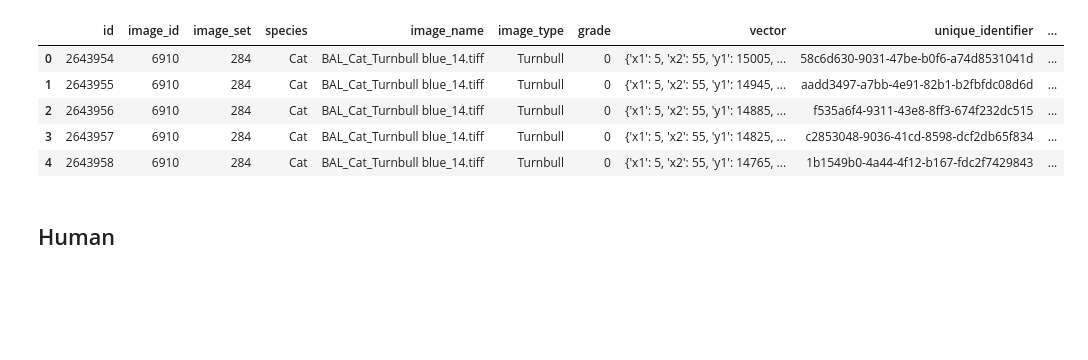
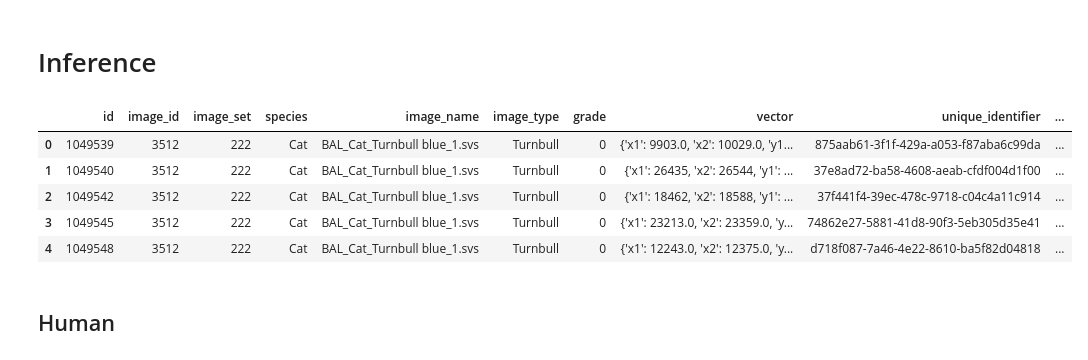
Before and after one commit to ChristianMarzahl/EIPH_WSI, a Jupyter notebook: SDATA/Statistics/GlobalStats.ipynb, the cells around one changed output. Drawn from its saved outputs; the diff is of its cells as text; code cells hidden in the pictures; blank space fills up the shorter version.

```diff
--- a/SDATA/Statistics/GlobalStats.ipynb
+++ b/SDATA/Statistics/GlobalStats.ipynb
@@ -5,19 +5,21 @@
 # %%
 import pandas as pd
 from tqdm import tqdm
+# %% [markdown]
+# Inference
 # %%
-v_cat_density = pd.read_pickle(f"EIPH_Cat_SDATA_Density_Annotations.pkl")
-v_human_density = pd.read_pickle(f"EIPH_Human_SDATA_Density_Annotations.pkl")
-v_sdata_density = pd.read_pickle(f"EIPH_Equine_SDATA_Density_Annotations.pkl")
-v_srep_density = pd.read_pickle(f"EIPH_SREP_Density_Annotations.pkl")
+v_cat_inference = pd.read_pickle(f"EIPH_Cat_SDATA_Inference_Annotations.pkl")
+v_human_inference = pd.read_pickle(f"EIPH_Human_SDATA_Inference_Annotations.pkl")
+v_sdata_inference = pd.read_pickle(f"EIPH_Equine_SDATA_Inference_Annotations.pkl")
+v_srep_screening = pd.read_pickle(f"EIPH_Equine_SREP_Annotations.pkl")
 
 # EIPH_Annotations.pkl
-final_annotations = pd.concat([v_cat_density, v_human_density, v_sdata_density, v_srep_density])
-final_annotations.head()
+inference_annotations = pd.concat([v_cat_inference, v_human_inference, v_sdata_inference, v_srep_screening])
+inference_annotations.head()
 # %% [output]
 |  | id | image_id | image_set | species | image_name | image_type | grade | vector | unique_identifier | ... |
-| 0 | 2643954 | 6910 | 284 | Cat | BAL_Cat_Turnbull blue_14.tiff | Turnbull | 0 | {'x1': 5, 'x2': 55, 'y1': 15005, ... | 58c6d630-9031-47be-b0f6-a74d8531041d | ... |
-| 1 | 2643955 | 6910 | 284 | Cat | BAL_Cat_Turnbull blue_14.tiff | Turnbull | 0 | {'x1': 5, 'x2': 55, 'y1': 14945, ... | aadd3497-a7bb-4e91-82b1-b2fbfdc08d6d | ... |
-| 2 | 2643956 | 6910 | 284 | Cat | BAL_Cat_Turnbull blue_14.tiff | Turnbull | 0 | {'x1': 5, 'x2': 55, 'y1': 14885, ... | f535a6f4-9311-43e8-8ff3-674f232dc515 | ... |
-| 3 | 2643957 | 6910 | 284 | Cat | BAL_Cat_Turnbull blue_14.tiff | Turnbull | 0 | {'x1': 5, 'x2': 55, 'y1': 14825, ... | c2853048-9036-41cd-8598-dcf2db65f834 | ... |
-| 4 | 2643958 | 6910 | 284 | Cat | BAL_Cat_Turnbull blue_14.tiff | Turnbull | 0 | {'x1': 5, 'x2': 55, 'y1': 14765, ... | 1b1549b0-4a44-4f12-b167-fdc2f7429843 | ... |
+| 0 | 1049539 | 3512 | 222 | Cat | BAL_Cat_Turnbull blue_1.svs | Turnbull | 0 | {'x1': 9903.0, 'x2': 10029.0, 'y1... | 875aab61-3f1f-429a-a053-f87aba6c99da | ... |
+| 1 | 1049540 | 3512 | 222 | Cat | BAL_Cat_Turnbull blue_1.svs | Turnbull | 0 | {'x1': 26435, 'x2': 26544, 'y1': ... | 37e8ad72-ba58-4608-aeab-cfdf004d1f00 | ... |
+| 2 | 1049542 | 3512 | 222 | Cat | BAL_Cat_Turnbull blue_1.svs | Turnbull | 0 | {'x1': 18462, 'x2': 18588, 'y1': ... | 37f441f4-39ec-478c-9718-c04c4a11c914 | ... |
+| 3 | 1049545 | 3512 | 222 | Cat | BAL_Cat_Turnbull blue_1.svs | Turnbull | 0 | {'x1': 23213.0, 'x2': 23359.0, 'y... | 74862e27-5881-41d8-90f3-5eb305d35e41 | ... |
+| 4 | 1049548 | 3512 | 222 | Cat | BAL_Cat_Turnbull blue_1.svs | Turnbull | 0 | {'x1': 12243.0, 'x2': 12375.0, 'y... | d718f087-7a46-4e22-8610-ba5f82d04818 | ... |
```
Also changed, not shown: parts of 45 cells of this notebook, 1 other file.
